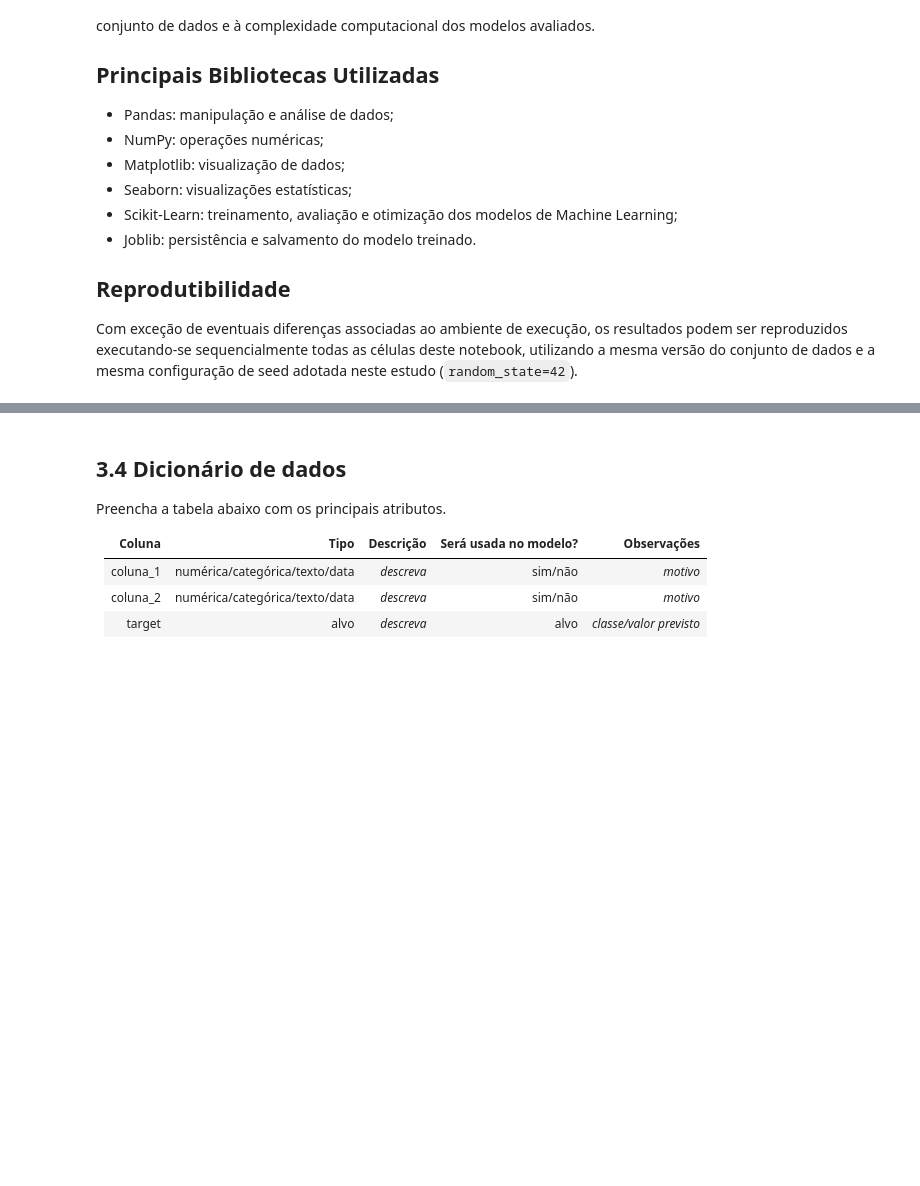
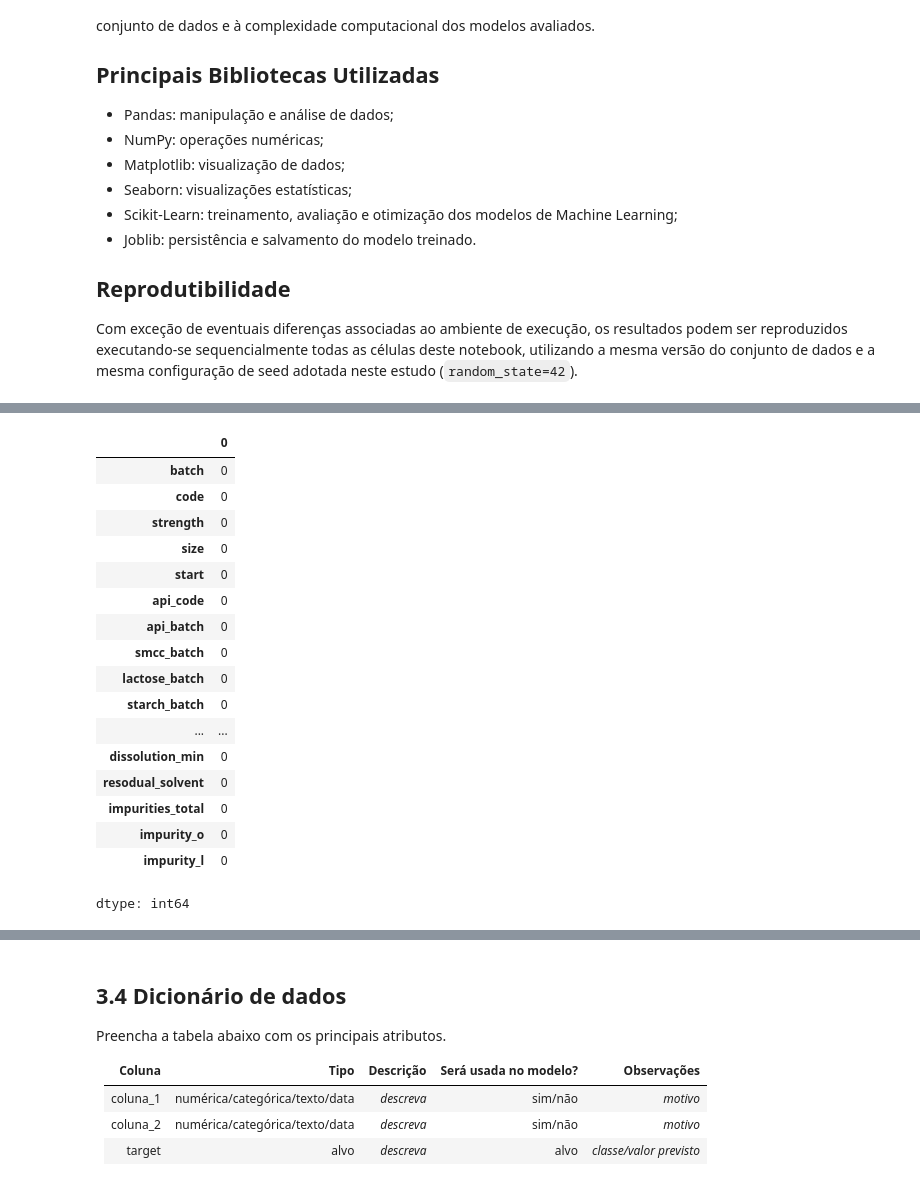
Before and after one commit to Moliveira85/MVP_CPV_Impurities_ML, a Jupyter notebook: MVP_CPV_ML_Analytics_20261.ipynb, the cells around one changed output, grey strips where cells are left out. Drawn from its saved outputs; the diff is of its cells as text; code cells hidden in the pictures; blank space fills up the shorter version.

```diff
--- a/MVP_CPV_ML_Analytics_20261.ipynb
+++ b/MVP_CPV_ML_Analytics_20261.ipynb
@@ -310 +260,22 @@ Valores ausentes por coluna:
+# %%
+df.isnull().sum()
+# %% [output]
+|  | 0 |
+| batch | 0 |
+| code | 0 |
+| strength | 0 |
+| size | 0 |
+| start | 0 |
+| api_code | 0 |
+| api_batch | 0 |
+| smcc_batch | 0 |
+| lactose_batch | 0 |
+| starch_batch | 0 |
+| ... | ... |
+| dissolution_min | 0 |
+| resodual_solvent | 0 |
+| impurities_total | 0 |
+| impurity_o | 0 |
+| impurity_l | 0 |
+dtype: int64
 # %%
```
Also changed, not shown: parts of 23 cells of this notebook.
